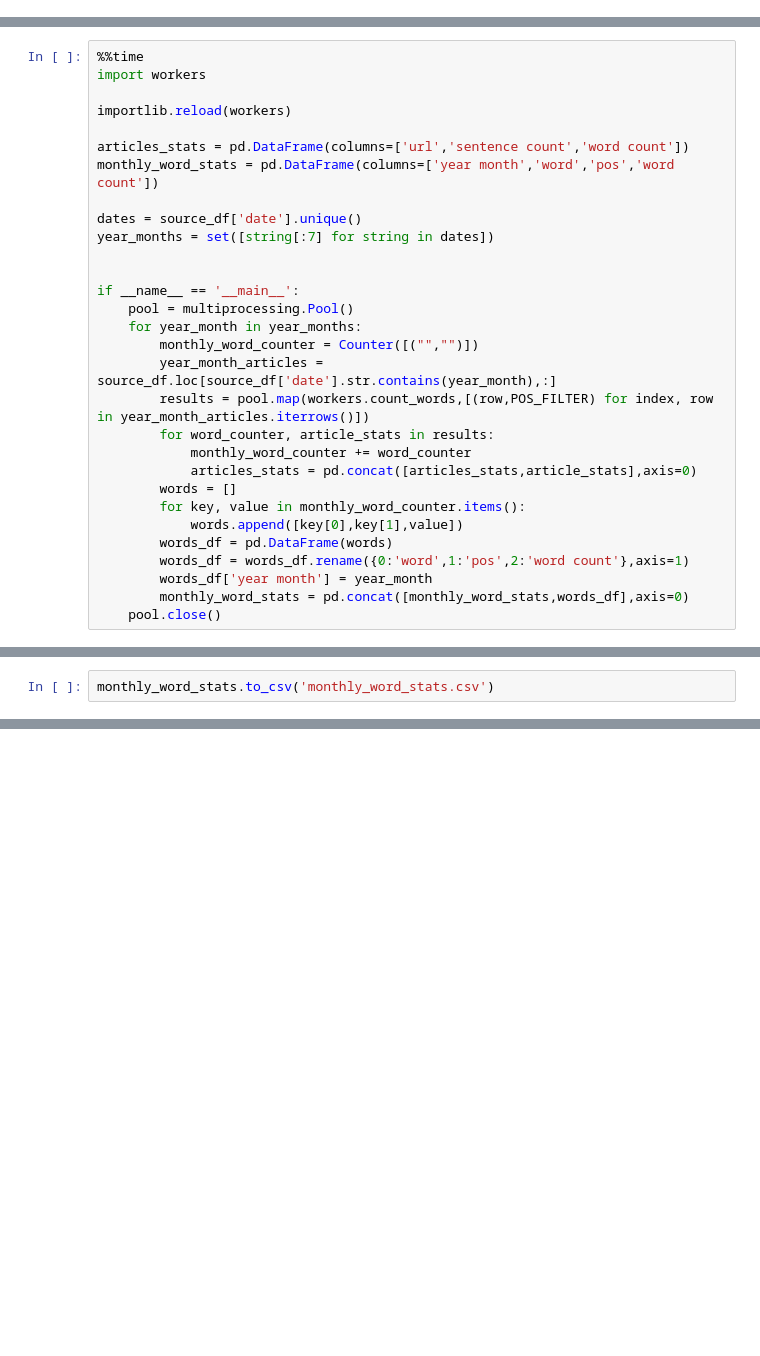
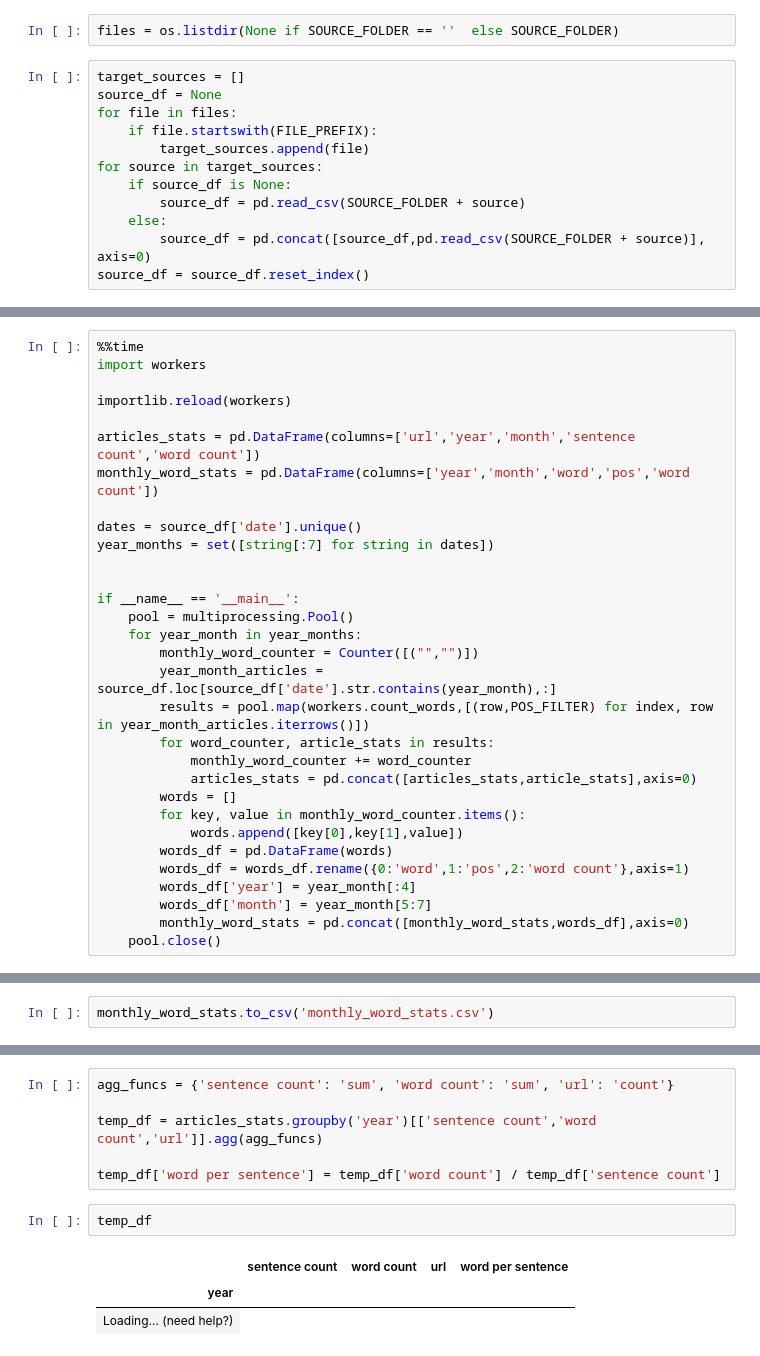
Before and after one commit to kiroah/neurodiversity, a Jupyter notebook: AI Article/pos_tagging.ipynb, the cells around one changed output, grey strips where cells are left out. Cells and saved outputs as stored; diff of their text form; blank space fills up the shorter version.

```diff
--- a/AI Article/pos_tagging.ipynb
+++ b/AI Article/pos_tagging.ipynb
@@ -47,0 +43,14 @@ Wall time: 1min 36s
+# %%
+files = os.listdir(None if SOURCE_FOLDER == ''  else SOURCE_FOLDER)
+# %%
+target_sources = []
+source_df = None
+for file in files:
+    if file.startswith(FILE_PREFIX):
+        target_sources.append(file)
+for source in target_sources:
+    if source_df is None:
+        source_df = pd.read_csv(SOURCE_FOLDER + source)
+    else:
+        source_df = pd.concat([source_df,pd.read_csv(SOURCE_FOLDER + source)], axis=0)
+source_df = source_df.reset_index()
@@ -51,8 +80,8 @@ import workers
 
 importlib.reload(workers)
 
-articles_stats = pd.DataFrame(columns=['url','sentence count','word count'])
-monthly_word_stats = pd.DataFrame(columns=['year month','word','pos','word count'])
+articles_stats = pd.DataFrame(columns=['url','year','month','sentence count','word count'])
+monthly_word_stats = pd.DataFrame(columns=['year','month','word','pos','word count'])
 
 dates = source_df['date'].unique()
 year_months = set([string[:7] for string in dates])
@@ -72,7 +101,8 @@ if __name__ == '__main__':
             words.append([key[0],key[1],value])
         words_df = pd.DataFrame(words)
         words_df = words_df.rename({0:'word',1:'pos',2:'word count'},axis=1)
-        words_df['year month'] = year_month
+        words_df['year'] = year_month[:4]
+        words_df['month'] = year_month[5:7]
         monthly_word_stats = pd.concat([monthly_word_stats,words_df],axis=0)
     pool.close()
 # %% [output]
@@ -92 +123,13 @@ articles_stats
+# %%
+agg_funcs = {'sentence count': 'sum', 'word count': 'sum', 'url': 'count'}
+
+temp_df = articles_stats.groupby('year')[['sentence count','word count','url']].agg(agg_funcs)
+
+temp_df['word per sentence'] = temp_df['word count'] / temp_df['sentence count']
+# %%
+temp_df
+# %% [output]
+|  | sentence count | word count | url | word per sentence |
+| year |  |  |  |  |
+| Loading... (need help?) |
 # %%
```
Also changed, not shown: parts of 14 cells of this notebook, 3 other files.
